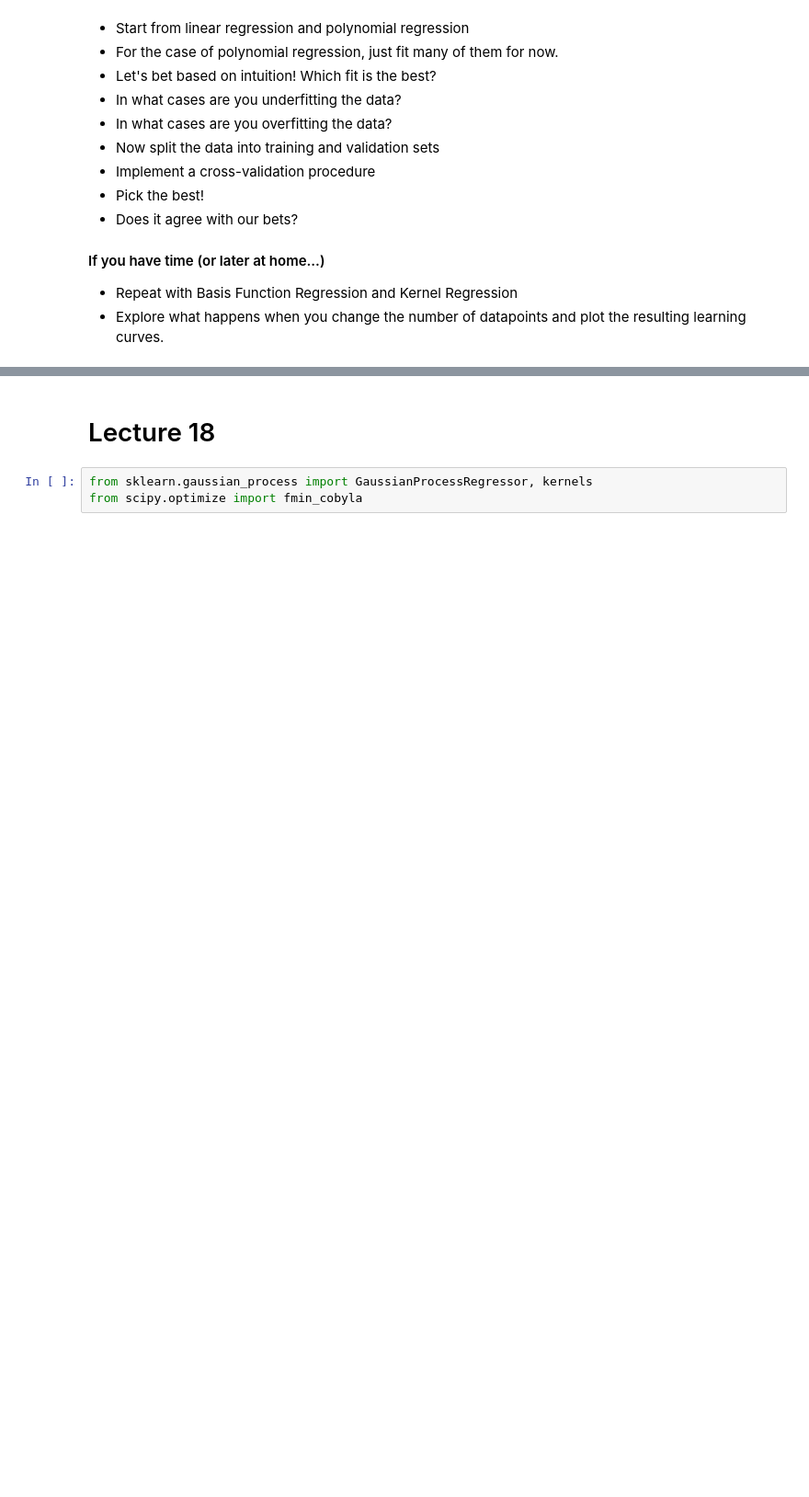
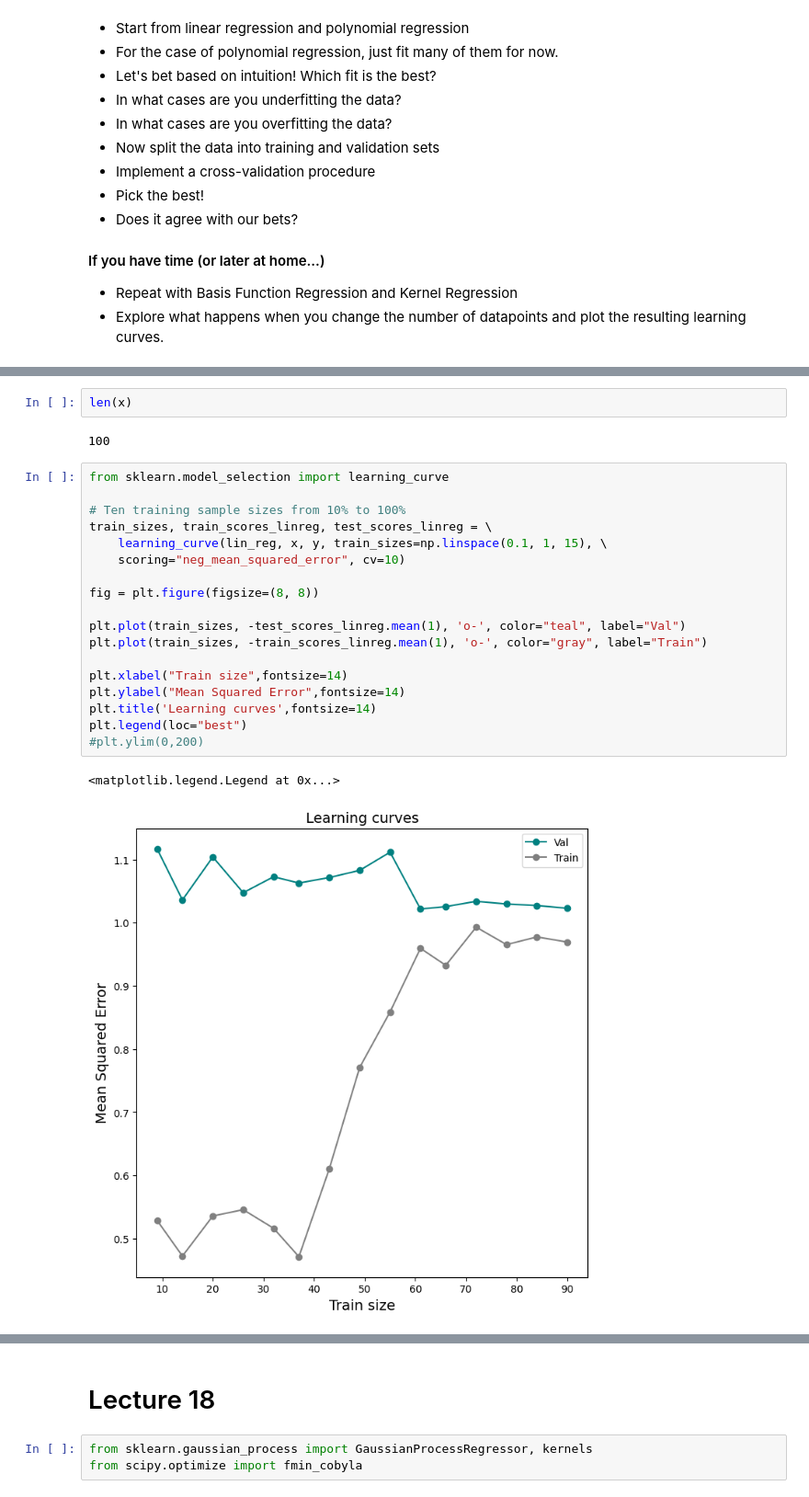
Before and after one commit to malvibellotti/astrostatistics_bicocca_2024, a Jupyter notebook: working/lecture_17_18.ipynb, the cells around one changed output, grey strips where cells are left out. Shown at 92% size. Drawn from its saved outputs; the diff is of its cells as text; blank space fills up the shorter version.

```diff
--- a/working/lecture_17_18.ipynb
+++ b/working/lecture_17_18.ipynb
@@ -83 +88,26 @@ plt.show()
+# %%
+len(x)
+# %% [output]
+100
+# %%
+from sklearn.model_selection import learning_curve
+
+# Ten training sample sizes from 10% to 100%
+train_sizes, train_scores_linreg, test_scores_linreg = \
+    learning_curve(lin_reg, x, y, train_sizes=np.linspace(0.1, 1, 15), \
+    scoring="neg_mean_squared_error", cv=10)
+
+fig = plt.figure(figsize=(8, 8))
+
+plt.plot(train_sizes, -test_scores_linreg.mean(1), 'o-', color="teal", label="Val")
+plt.plot(train_sizes, -train_scores_linreg.mean(1), 'o-', color="gray", label="Train")
+
+plt.xlabel("Train size",fontsize=14)
+plt.ylabel("Mean Squared Error",fontsize=14)
+plt.title('Learning curves',fontsize=14)
+plt.legend(loc="best")
+#plt.ylim(0,200)
+# %% [output]
+<matplotlib.legend.Legend at 0x...>
+[figure, added]
 # %% [markdown]
```
Also changed, not shown: parts of 25 cells of this notebook.
